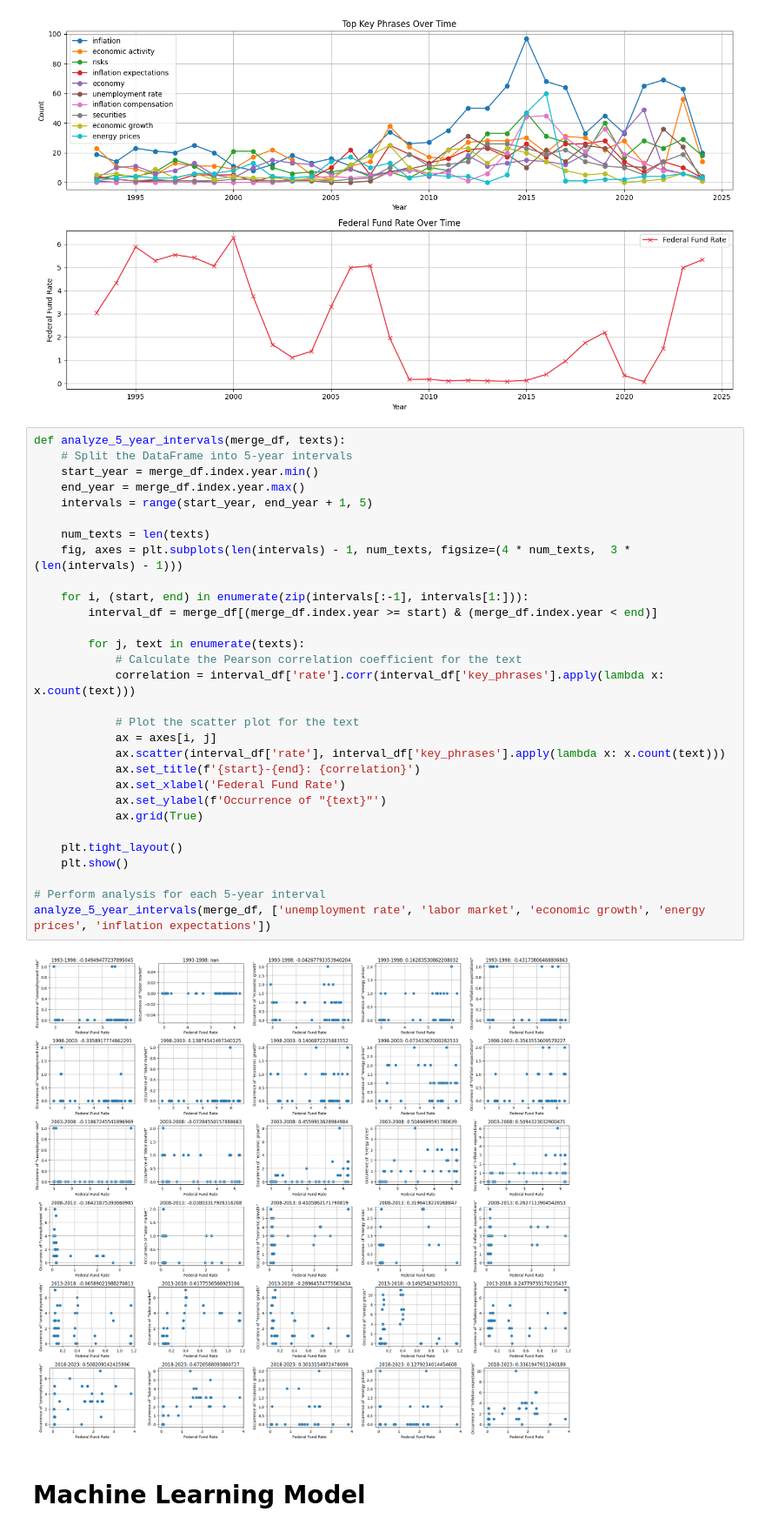
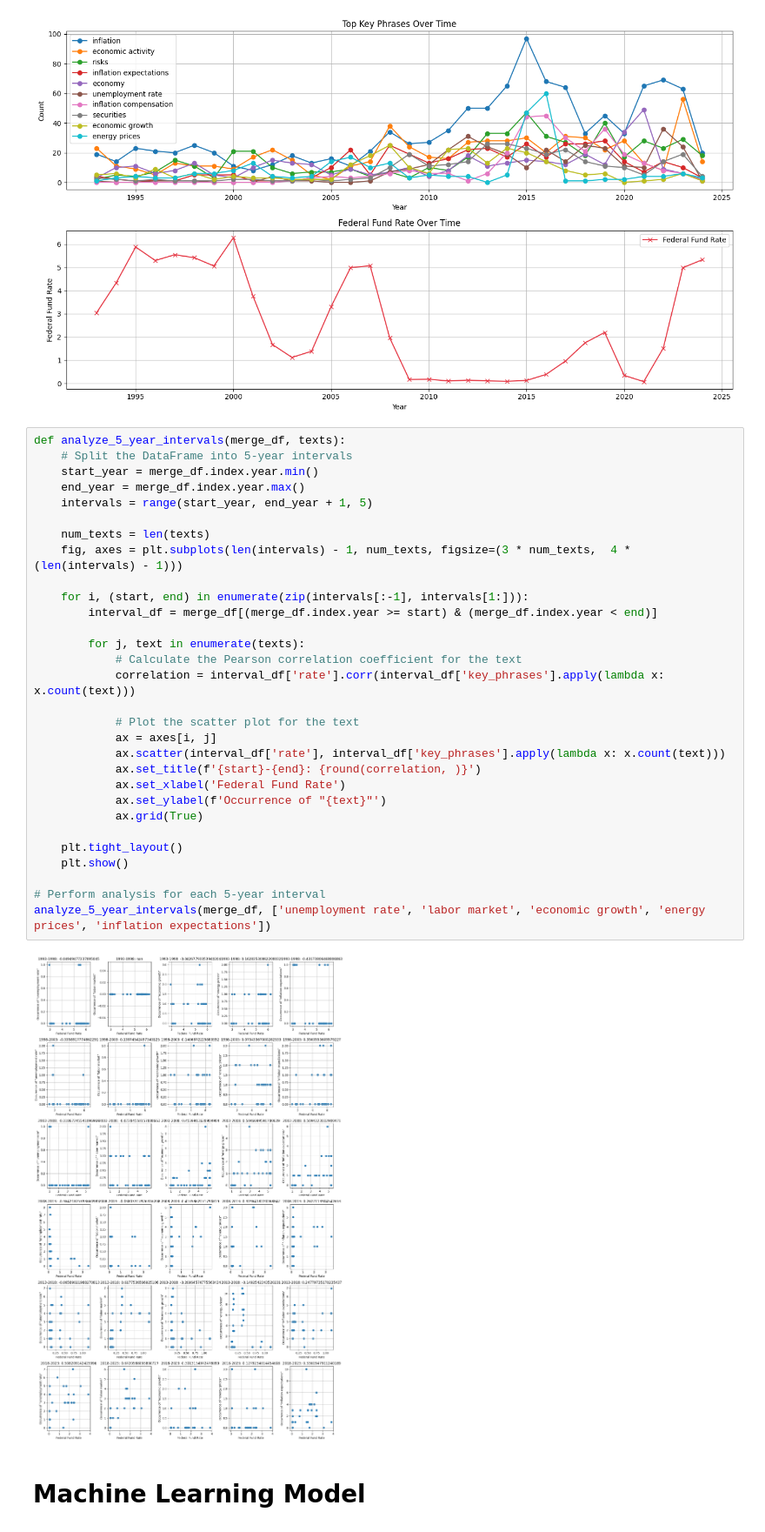
Before and after one commit to Cydia13526/s24-milestone2-team7-cspaarg-cydia-davidrez, a Jupyter notebook: project.ipynb, the cells around one changed output. Shown at 87% size. Cells and saved outputs as stored; diff of their text form.

```diff
--- a/project.ipynb
+++ b/project.ipynb
@@ -402,35 +402,35 @@ plt.show()
 # %%
 def analyze_5_year_intervals(merge_df, texts):
     # Split the DataFrame into 5-year intervals
     start_year = merge_df.index.year.min()
     end_year = merge_df.index.year.max()
     intervals = range(start_year, end_year + 1, 5)
 
     num_texts = len(texts)
-    fig, axes = plt.subplots(len(intervals) - 1, num_texts, figsize=(4 * num_texts,  3 * (len(intervals) - 1)))
+    fig, axes = plt.subplots(len(intervals) - 1, num_texts, figsize=(3 * num_texts,  4 * (len(intervals) - 1)))
 
     for i, (start, end) in enumerate(zip(intervals[:-1], intervals[1:])):
         interval_df = merge_df[(merge_df.index.year >= start) & (merge_df.index.year < end)]
 
         for j, text in enumerate(texts):
             # Calculate the Pearson correlation coefficient for the text
             correlation = interval_df['rate'].corr(interval_df['key_phrases'].apply(lambda x: x.count(text)))
 
             # Plot the scatter plot for the text
             ax = axes[i, j]
             ax.scatter(interval_df['rate'], interval_df['key_phrases'].apply(lambda x: x.count(text)))
-            ax.set_title(f'{start}-{end}: {correlation}')
+            ax.set_title(f'{start}-{end}: {round(correlation, )}')
             ax.set_xlabel('Federal Fund Rate')
             ax.set_ylabel(f'Occurrence of "{text}"')
             ax.grid(True)
 
     plt.tight_layout()
     plt.show()
 
 # Perform analysis for each 5-year interval
 analyze_5_year_intervals(merge_df, ['unemployment rate', 'labor market', 'economic growth', 'energy prices', 'inflation expectations'])
 # %% [output]
-[figure, old version]
+[figure, new version]
 # %% [markdown]
 # **Machine Learning Model**
 # %%
```
Also changed, not shown: parts of 1 cell of this notebook.
